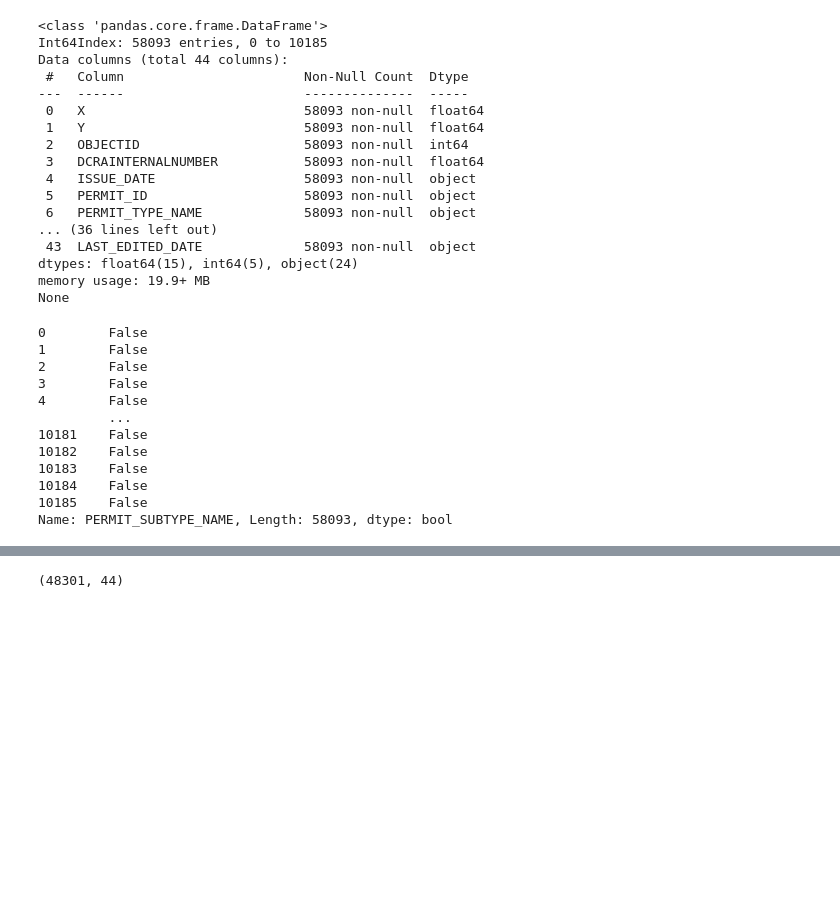
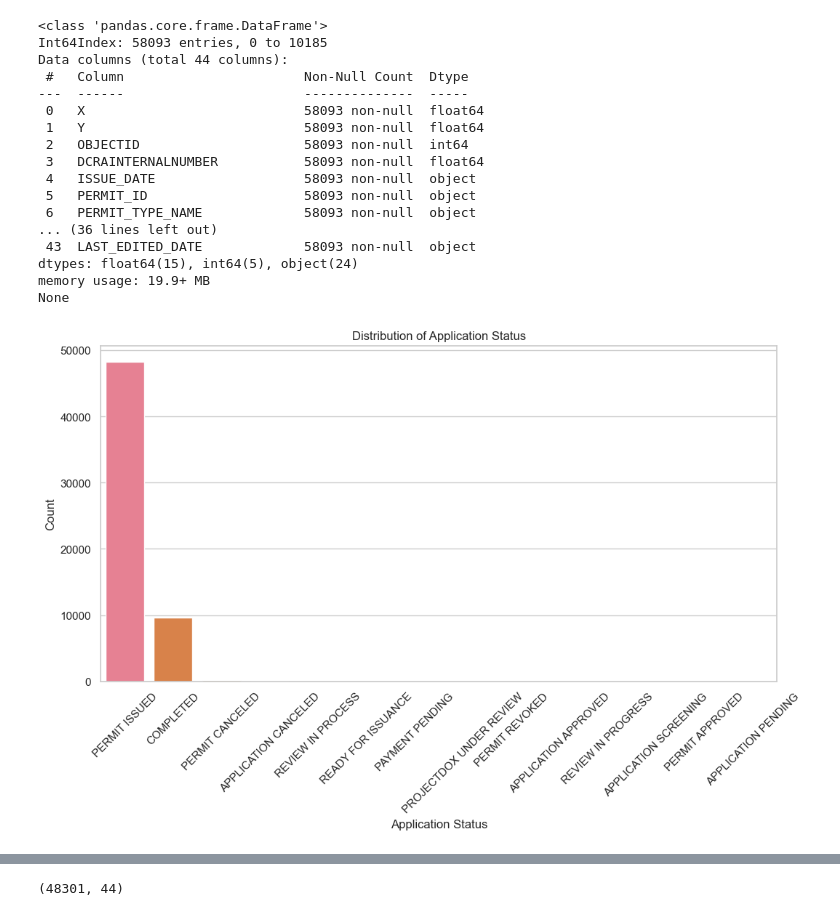
Before and after one commit to ninae555/data_mining_project, a Jupyter notebook: Modeling/dc_building_permits_analysis.ipynb, the cells around one changed output, grey strips where cells are left out. Cells and saved outputs as stored; diff of their text form; code cells hidden in the pictures; blank space fills up the shorter version.

```diff
--- a/Modeling/dc_building_permits_analysis.ipynb
+++ b/Modeling/dc_building_permits_analysis.ipynb
@@ -45,20 +66,23 @@ Data columns (total 44 columns):
 dtypes: float64(15), int64(5), object(24)
 memory usage: 19.9+ MB
 None
-# %%
-building_permits["PERMIT_SUBTYPE_NAME"].isna()
-# %% [output]
-0        False
-1        False
-2        False
-3        False
-4        False
-         ...
-10181    False
-10182    False
-10183    False
-10184    False
-10185    False
-Name: PERMIT_SUBTYPE_NAME, Length: 58093, dtype: bool
-# %%
-building_permits = building_permits[building_permits["APPLICATION_STATUS_NAME"] == 'PERMIT ISSUED']
+# %%
+status_counts = building_permits['APPLICATION_STATUS_NAME'].value_counts()
+
+# Create a bar chart with custom colors
+plt.figure(figsize=(12, 6))
+sns.set(style="whitegrid")
+palette = sns.color_palette("husl", len(status_counts))
+sns.barplot(x=status_counts.index, y=status_counts.values, palette=palette)
+
+# Customize the chart
+plt.xlabel("Application Status")
+plt.ylabel("Count")
+plt.title("Distribution of Application Status")
+plt.xticks(rotation=45)
+
+# Save the chart as an image file
+plt.savefig("application_status_chart.png", bbox_inches="tight")
+plt.show()
+# %% [output]
+[figure, added]
```
Also changed, not shown: parts of 22 cells of this notebook, 1 other file.
